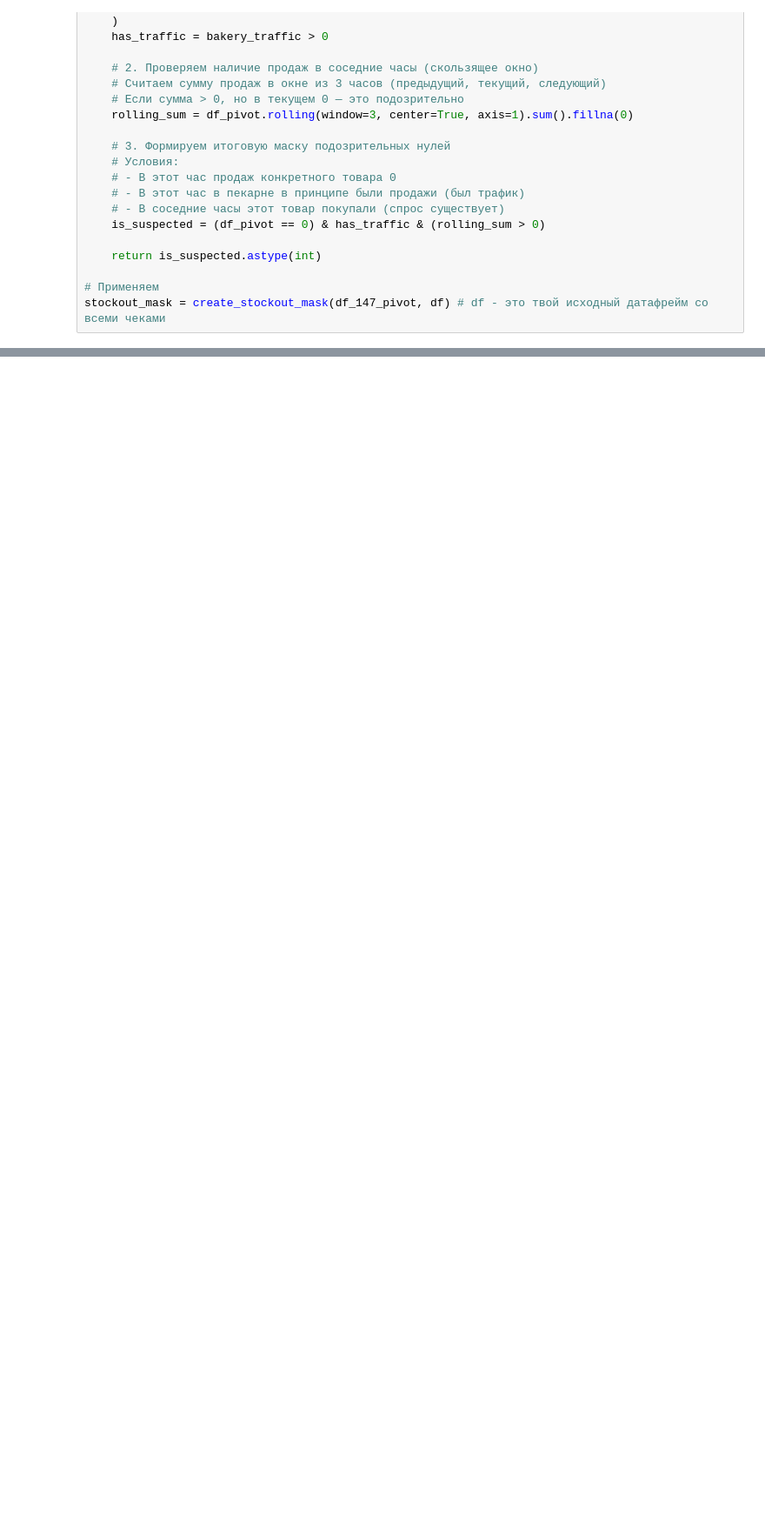
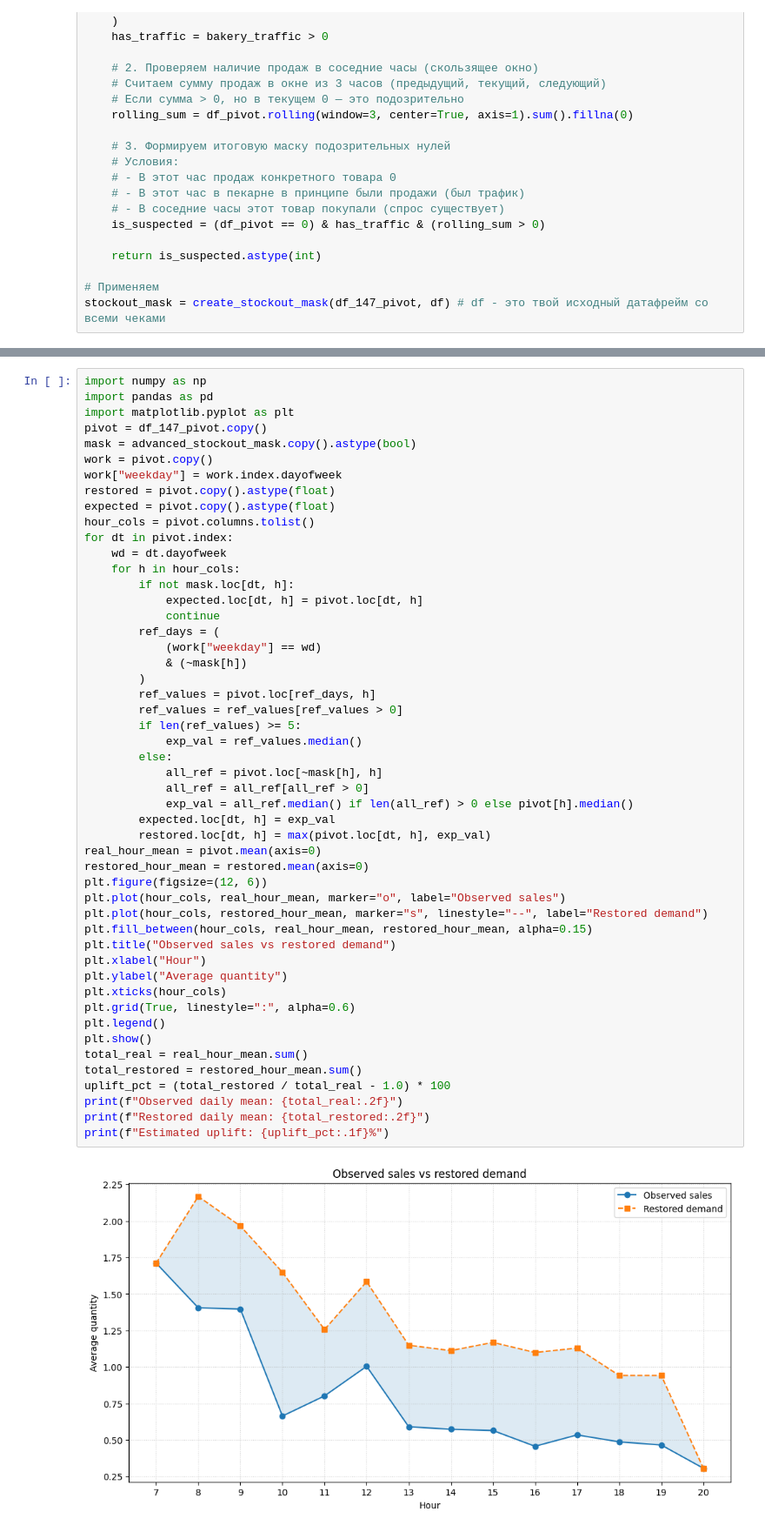
Before and after one commit to Almazziastinov/demand-forecasting-model, a Jupyter notebook: notebooks/demant_estimate.ipynb, the cells around one changed output, grey strips where cells are left out. Shown at 87% size. Cells and saved outputs as stored; diff of their text form; blank space fills up the shorter version.

```diff
--- a/notebooks/demant_estimate.ipynb
+++ b/notebooks/demant_estimate.ipynb
@@ -442,0 +191,52 @@ arviz - WARNING - Shape validation failed: input_shape: (1, 2000), minimum_shape
+# %%
+import numpy as np
+import pandas as pd
+import matplotlib.pyplot as plt
+pivot = df_147_pivot.copy()
+mask = advanced_stockout_mask.copy().astype(bool)
+work = pivot.copy()
+work["weekday"] = work.index.dayofweek
+restored = pivot.copy().astype(float)
+expected = pivot.copy().astype(float)
+hour_cols = pivot.columns.tolist()
+for dt in pivot.index:
+    wd = dt.dayofweek
+    for h in hour_cols:
+        if not mask.loc[dt, h]:
+            expected.loc[dt, h] = pivot.loc[dt, h]
+            continue
+        ref_days = (
+            (work["weekday"] == wd)
+            & (~mask[h])
+        )
+        ref_values = pivot.loc[ref_days, h]
+        ref_values = ref_values[ref_values > 0]
+        if len(ref_values) >= 5:
+            exp_val = ref_values.median()
+        else:
+            all_ref = pivot.loc[~mask[h], h]
+            all_ref = all_ref[all_ref > 0]
+            exp_val = all_ref.median() if len(all_ref) > 0 else pivot[h].median()
+        expected.loc[dt, h] = exp_val
+        restored.loc[dt, h] = max(pivot.loc[dt, h], exp_val)
+real_hour_mean = pivot.mean(axis=0)
+restored_hour_mean = restored.mean(axis=0)
+plt.figure(figsize=(12, 6))
+plt.plot(hour_cols, real_hour_mean, marker="o", label="Observed sales")
+plt.plot(hour_cols, restored_hour_mean, marker="s", linestyle="--", label="Restored demand")
+plt.fill_between(hour_cols, real_hour_mean, restored_hour_mean, alpha=0.15)
+plt.title("Observed sales vs restored demand")
+plt.xlabel("Hour")
+plt.ylabel("Average quantity")
+plt.xticks(hour_cols)
+plt.grid(True, linestyle=":", alpha=0.6)
+plt.legend()
+plt.show()
+total_real = real_hour_mean.sum()
+total_restored = restored_hour_mean.sum()
+uplift_pct = (total_restored / total_real - 1.0) * 100
+print(f"Observed daily mean: {total_real:.2f}")
+print(f"Restored daily mean: {total_restored:.2f}")
+print(f"Estimated uplift: {uplift_pct:.1f}%")
+# %% [output]
+[figure, added]
```
Also changed, not shown: parts of 49 cells of this notebook, 36 other files.
